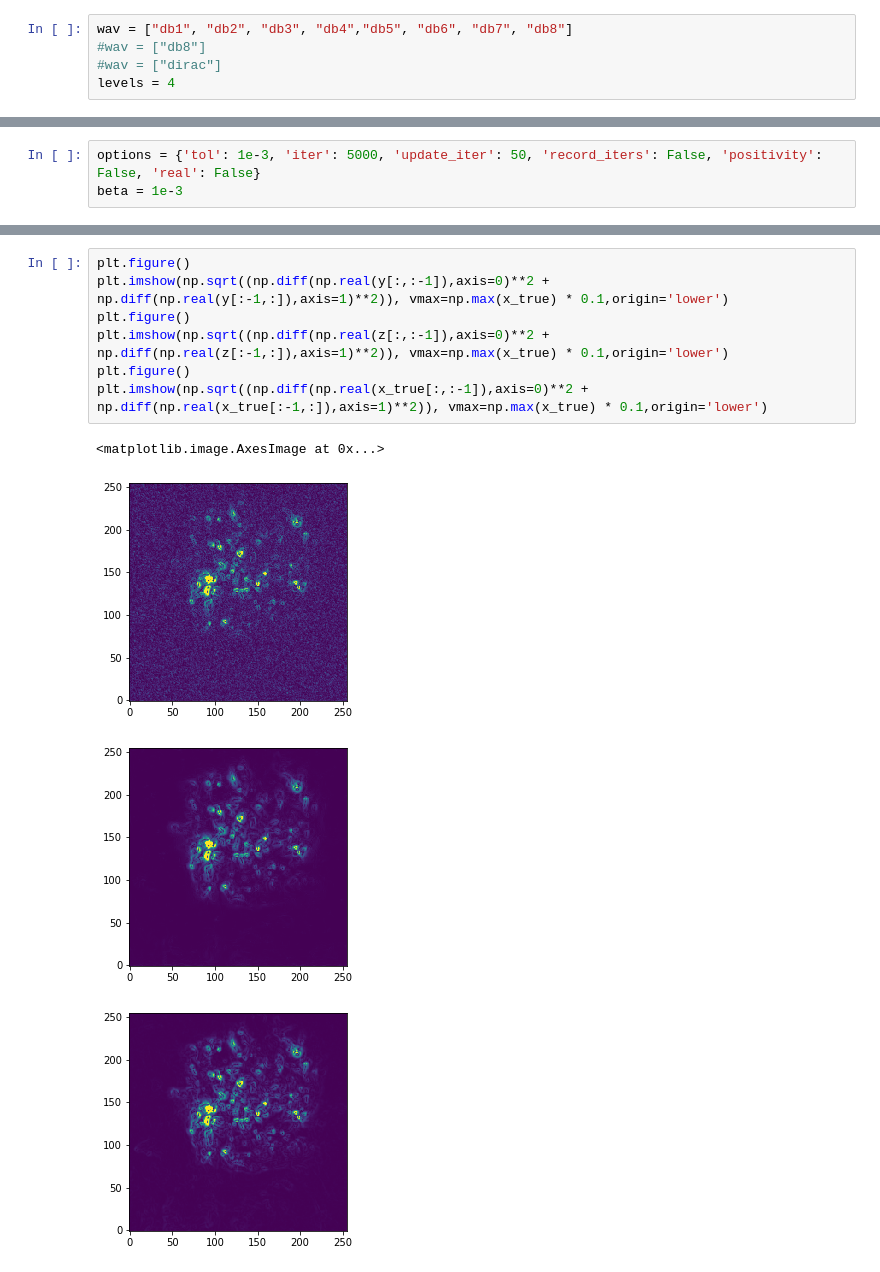
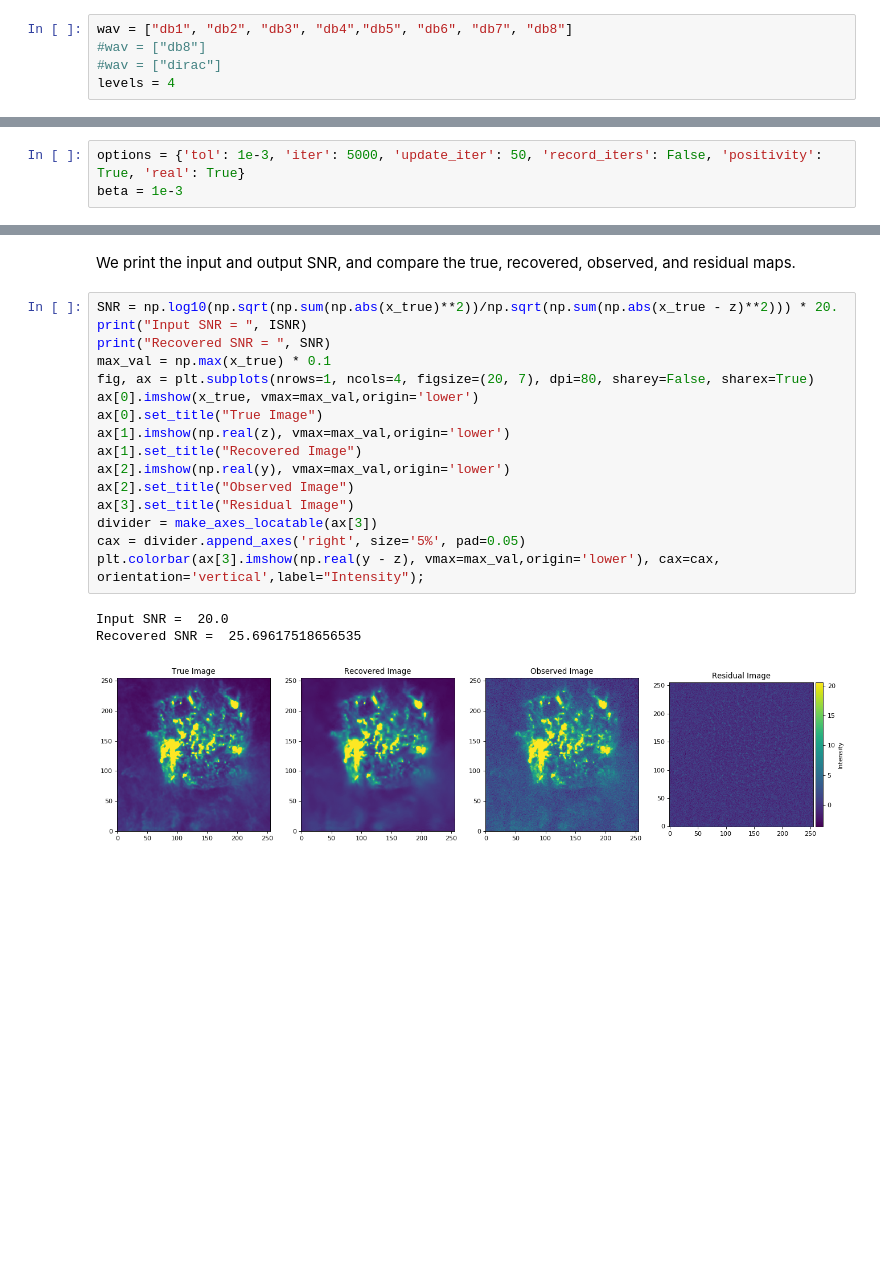
Before and after one commit to Luke-Pratley/Clear-Skies, a Jupyter notebook: examples/2d_denoising_example.ipynb, the cells around one changed output, grey strips where cells are left out. Cells and saved outputs as stored; diff of their text form; blank space fills up the shorter version.

```diff
--- a/examples/2d_denoising_example.ipynb
+++ b/examples/2d_denoising_example.ipynb
@@ -44,3 +58,3 @@ levels = 4
 # %%
-options = {'tol': 1e-3, 'iter': 5000, 'update_iter': 50, 'record_iters': False, 'positivity': False, 'real': False}
+options = {'tol': 1e-3, 'iter': 5000, 'update_iter': 50, 'record_iters': False, 'positivity': True, 'real': True}
 beta = 1e-3
@@ -73,12 +76,22 @@ Recovered SNR =  25.581759303028548
-# %%
-plt.figure()
-plt.imshow(np.sqrt((np.diff(np.real(y[:,:-1]),axis=0)**2 + np.diff(np.real(y[:-1,:]),axis=1)**2)), vmax=np.max(x_true) * 0.1,origin='lower')
-plt.figure()
-plt.imshow(np.sqrt((np.diff(np.real(z[:,:-1]),axis=0)**2 + np.diff(np.real(z[:-1,:]),axis=1)**2)), vmax=np.max(x_true) * 0.1,origin='lower')
-plt.figure()
-plt.imshow(np.sqrt((np.diff(np.real(x_true[:,:-1]),axis=0)**2 + np.diff(np.real(x_true[:-1,:]),axis=1)**2)), vmax=np.max(x_true) * 0.1,origin='lower')
-# %% [output]
-<matplotlib.image.AxesImage at 0x...>
-[figure, removed]
-[figure, removed]
-[figure, removed]
+# %% [markdown]
+We print the input and output SNR, and compare the true, recovered, observed, and residual maps.
+# %%
+SNR = np.log10(np.sqrt(np.sum(np.abs(x_true)**2))/np.sqrt(np.sum(np.abs(x_true - z)**2))) * 20.
+print("Input SNR = ", ISNR)
+print("Recovered SNR = ", SNR)
+max_val = np.max(x_true) * 0.1
+fig, ax = plt.subplots(nrows=1, ncols=4, figsize=(20, 7), dpi=80, sharey=False, sharex=True)
+ax[0].imshow(x_true, vmax=max_val,origin='lower')
+ax[0].set_title("True Image")
+ax[1].imshow(np.real(z), vmax=max_val,origin='lower')
+ax[1].set_title("Recovered Image")
+ax[2].imshow(np.real(y), vmax=max_val,origin='lower')
+ax[2].set_title("Observed Image")
+ax[3].set_title("Residual Image")
+divider = make_axes_locatable(ax[3])
+cax = divider.append_axes('right', size='5%', pad=0.05)
+plt.colorbar(ax[3].imshow(np.real(y - z), vmax=max_val,origin='lower'), cax=cax, orientation='vertical',label="Intensity");
+# %% [output]
+Input SNR =  20.0
+Recovered SNR =  25.69617518656535
+[figure, added]
```
Also changed, not shown: parts of 14 cells of this notebook.
